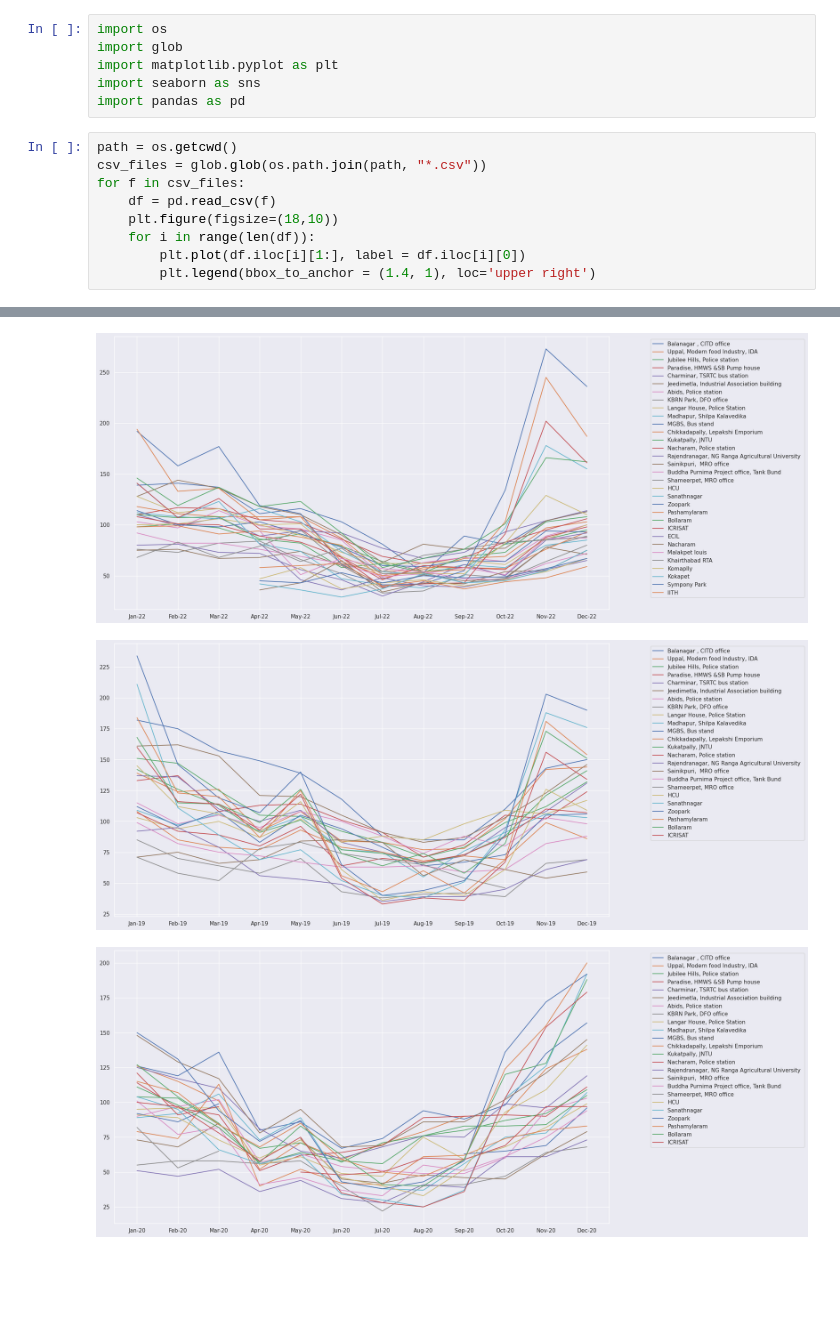
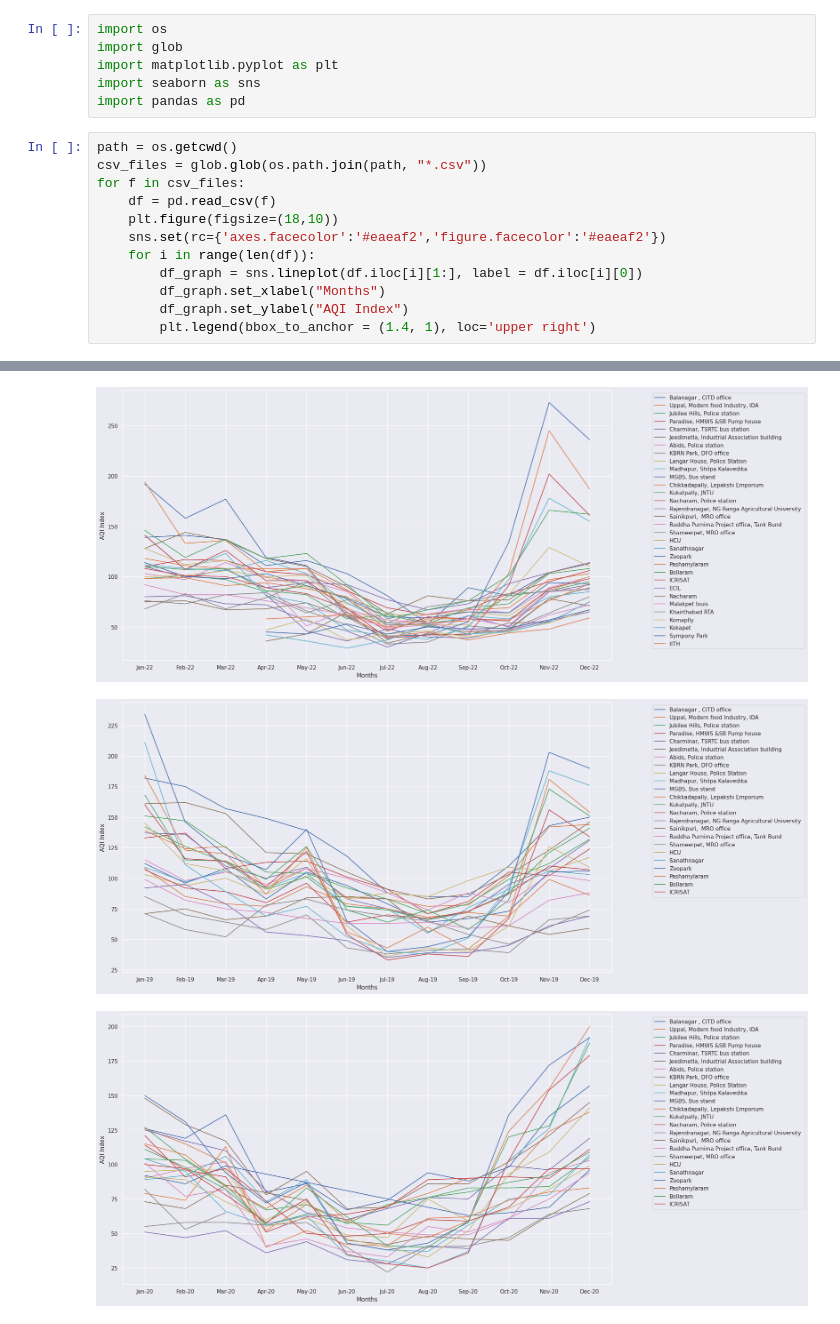
Before and after one commit to raghav-i/climate-change-hackathon, a Jupyter notebook: visualizations/AQI/aqi-visualization.ipynb, the cells around one changed output, grey strips where cells are left out. Saved outputs shown, nothing was run; the diff lists cells and outputs as text; blank space fills up the shorter version.

```diff
--- a/visualizations/AQI/aqi-visualization.ipynb
+++ b/visualizations/AQI/aqi-visualization.ipynb
@@ -10,7 +10,10 @@ csv_files = glob.glob(os.path.join(path, "*.csv"))
 for f in csv_files:
     df = pd.read_csv(f)
     plt.figure(figsize=(18,10))
+    sns.set(rc={'axes.facecolor':'#eaeaf2','figure.facecolor':'#eaeaf2'})
     for i in range(len(df)):
-        plt.plot(df.iloc[i][1:], label = df.iloc[i][0])
+        df_graph = sns.lineplot(df.iloc[i][1:], label = df.iloc[i][0])
+        df_graph.set_xlabel("Months")
+        df_graph.set_ylabel("AQI Index")
         plt.legend(bbox_to_anchor = (1.4, 1), loc='upper right')
 # %% [output]
@@ -18,3 +21,3 @@ for f in csv_files:
-[figure, old version]
+[figure, new version]
-[figure, old version]
+[figure, new version]
-[figure, old version]
+[figure, new version]
```
Also changed, not shown: parts of 2 cells of this notebook.
